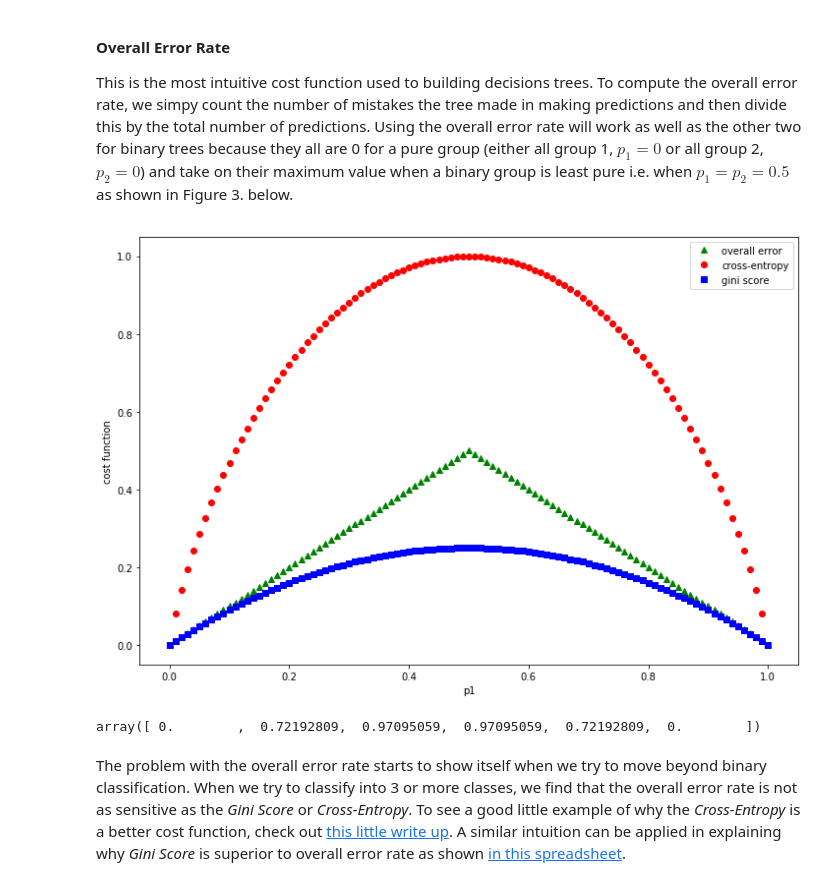
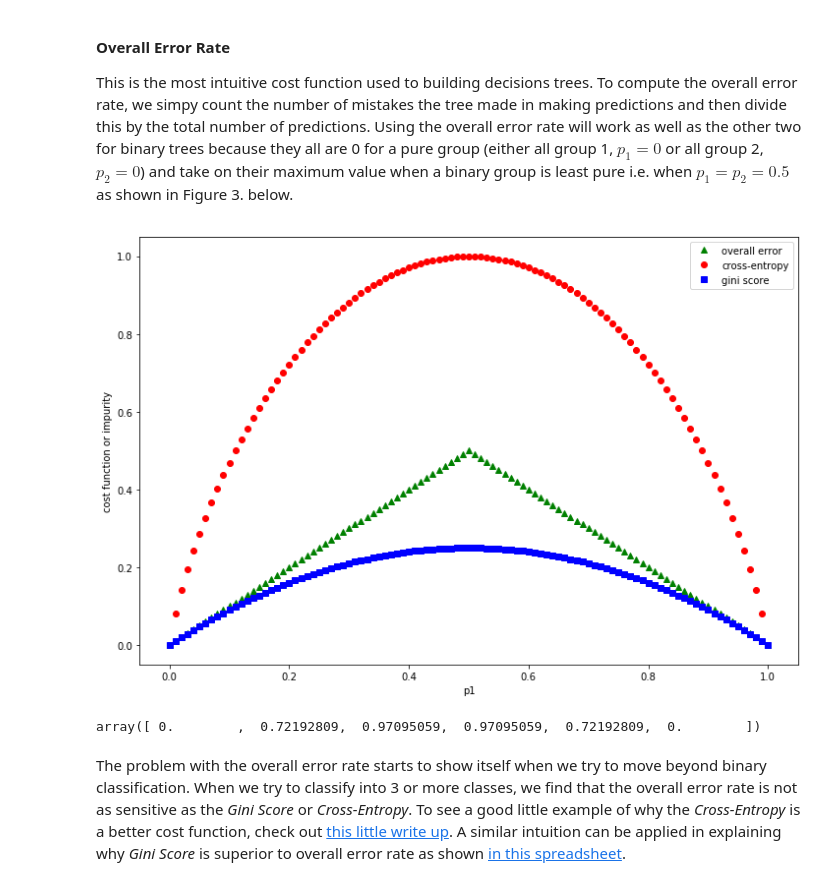
Before and after one commit to focods/WonderfulML, a Jupyter notebook: docs/notebooks/session05_py.ipynb, the cells around one changed output. Saved outputs shown, nothing was run; the diff lists cells and outputs as text; code cells hidden in the pictures.

```diff
--- a/docs/notebooks/session05_py.ipynb
+++ b/docs/notebooks/session05_py.ipynb
@@ -117,35 +117,35 @@ def overallError(prob):
 def crossEntropy(prob):
     if prob > 0 and prob < 1:
         return -((prob * math.log(prob, 2)) + ((1 - prob) * math.log(1 - prob, 2)))
     else:
         return 0.
 
 # Returns the binary gini score
 # prob - probability of one of binary classes
 def giniScore(prob):
     return prob * (1. - prob)
 
 # vectorize the cost functions
 overallError = np.vectorize(overallError)
 crossEntropy = np.vectorize(crossEntropy)
 giniScore = np.vectorize(giniScore)
 
 probs = np.linspace(0, 1.0, 101)
 # Plot 3 cost functions
 import matplotlib as mp, matplotlib.pyplot as plt
 %matplotlib inline
 plt.figure(figsize=(12, 8))
 plt.plot(probs, overallError(probs), 'g^', label='overall error')
 plt.plot(probs, crossEntropy(probs), 'ro', label='cross-entropy')
 plt.plot(probs, giniScore(probs), 'bs', label='gini score')
 plt.xlabel("p1")
-plt.ylabel("cost function")
+plt.ylabel("cost function or impurity")
 plt.legend(loc='upper right')
 plt.show()
 
 crossEntropy(np.array([0, 0.2, 0.4, 0.6, 0.8, 1.0]))
 # %% [output]
-[figure, old version]
+[figure, new version]
 array([ 0.        ,  0.72192809,  0.97095059,  0.97095059,  0.72192809,  0.        ])
 # %% [markdown]
 The problem with the overall error rate starts to show itself when we try to move beyond binary classification.  When we try to classify into 3 or more classes, we find that the overall error rate is not as sensitive as the *Gini Score* or *Cross-Entropy*.  To see a good little example of why the *Cross-Entropy* is a better cost function, check out [this little write up](http://rpubs.com/mszczepaniak/classificationgoodness).  A similar intuition can be applied in explaining why *Gini Score* is superior to overall error rate as shown [in this spreadsheet](https://github.com/MichaelSzczepaniak/WonderfulML/raw/master/data/gini_score.xls).
```
Also changed, not shown: parts of 6 cells of this notebook.
